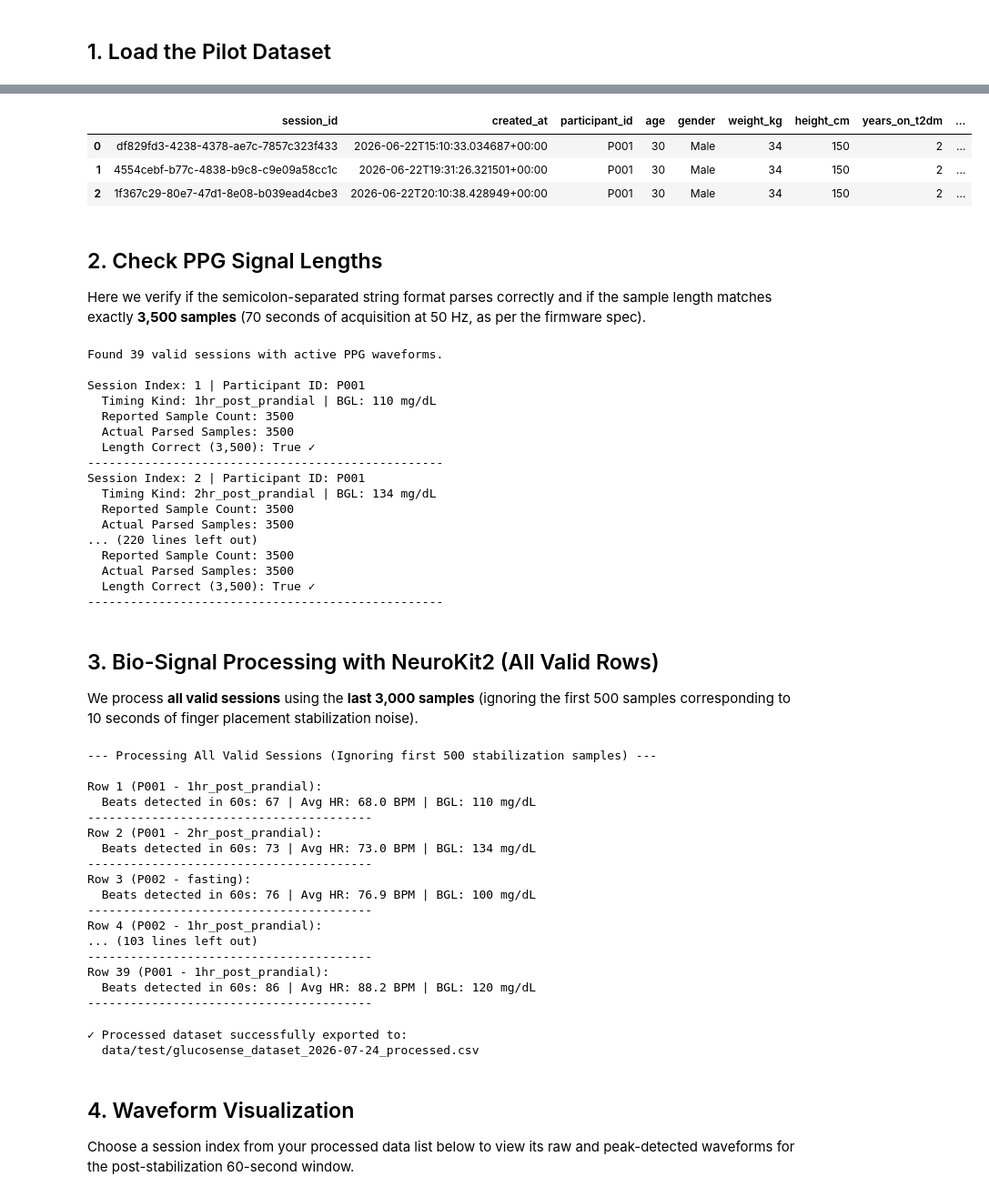
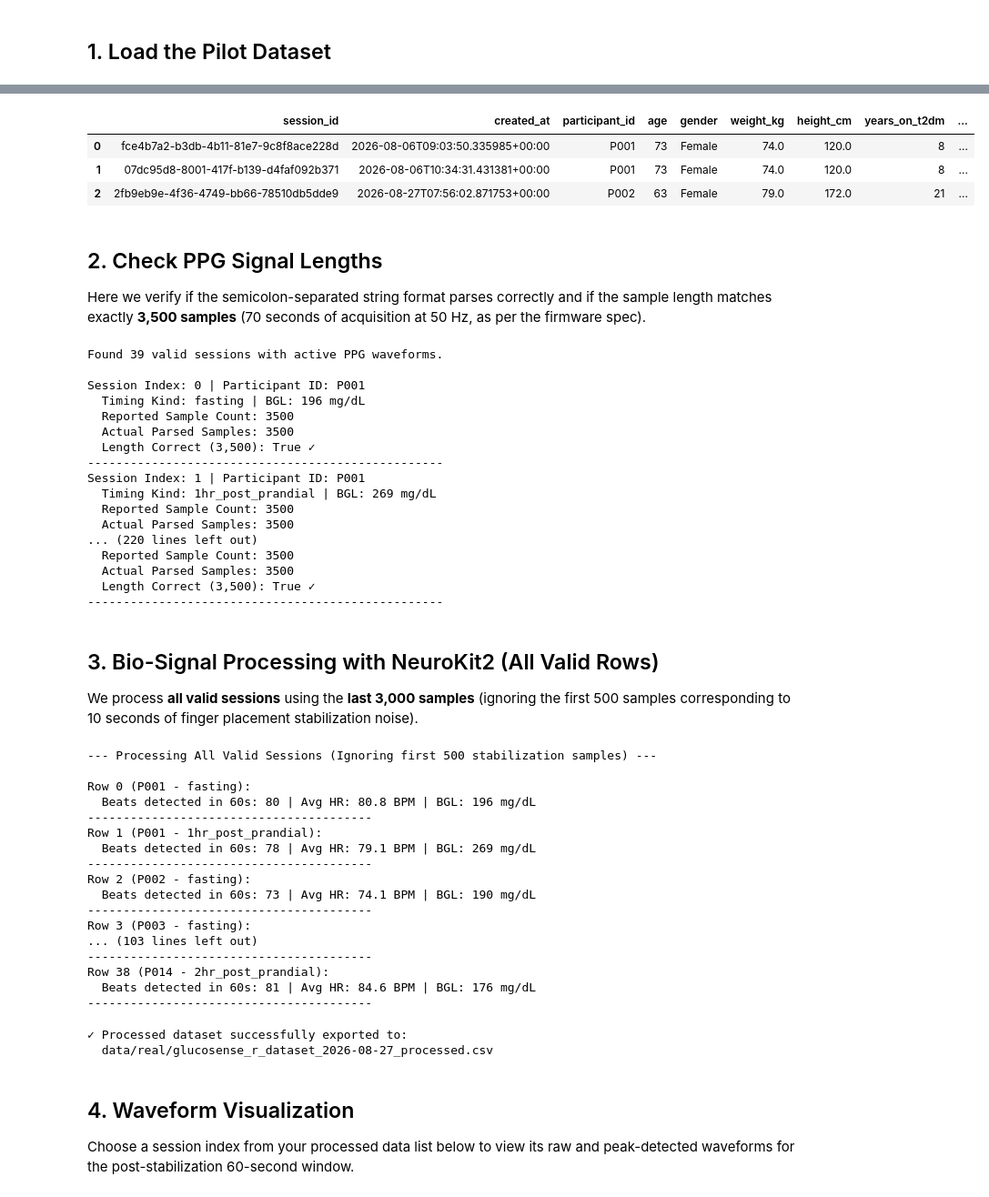
Before and after one commit to BOVAGE/glucosense, a Jupyter notebook: pilot_data_test.ipynb, the cells around one changed output, grey strips where cells are left out. Shown at 91% size. Saved outputs shown, nothing was run; the diff lists cells and outputs as text; code cells hidden in the pictures.

```diff
--- a/pilot_data_test.ipynb
+++ b/pilot_data_test.ipynb
@@ -14,7 +14,7 @@ Libraries successfully imported!
 # %% [markdown]
 ## 1. Load the Pilot Dataset
 # %%
-csv_path = "data/test/glucosense_dataset_2026-08-06.csv"
+csv_path = "data/real/glucosense_r_dataset_2026-08-27.csv"
 if os.path.exists(csv_path):
     df = pd.read_csv(csv_path)
     print(f"Successfully loaded {csv_path}")
@@ -28,7 +28,7 @@ Dataset shape: (40, 13) (Rows, Columns)
 |  | session_id | created_at | participant_id | age | gender | weight_kg | height_cm | years_on_t2dm | ... |
-| 0 | df829fd3-4238-4378-ae7c-7857c323f433 | 2026-06-22T15:10:33.034687+00:00 | P001 | 30 | Male | 34 | 150 | 2 | ... |
-| 1 | 4554cebf-b77c-4838-b9c8-c9e09a58cc1c | 2026-06-22T19:31:26.321501+00:00 | P001 | 30 | Male | 34 | 150 | 2 | ... |
-| 2 | 1f367c29-80e7-47d1-8e08-b039ead4cbe3 | 2026-06-22T20:10:38.428949+00:00 | P001 | 30 | Male | 34 | 150 | 2 | ... |
+| 0 | fce4b7a2-b3db-4b11-81e7-9c8f8ace228d | 2026-08-06T09:03:50.335985+00:00 | P001 | 73 | Female | 74.0 | 120.0 | 8 | ... |
+| 1 | 07dc95d8-8001-417f-b139-d4faf092b371 | 2026-08-06T10:34:31.431381+00:00 | P001 | 73 | Female | 74.0 | 120.0 | 8 | ... |
+| 2 | 2fb9eb9e-4f36-4749-bb66-78510db5dde9 | 2026-08-27T07:56:02.871753+00:00 | P002 | 63 | Female | 79.0 | 172.0 | 21 | ... |
 # %% [markdown]
 ## 2. Check PPG Signal Lengths
 Here we verify if the semicolon-separated string format parses correctly and if the sample length matches exactly **3,500 samples** (70 seconds of acquisition at 50 Hz, as per the firmware spec).
@@ -59,14 +59,14 @@ for idx, row, samples in valid_rows:
 # %% [output]
 Found 39 valid sessions with active PPG waveforms.
 
-Session Index: 1 | Participant ID: P001
-  Timing Kind: 1hr_post_prandial | BGL: 110 mg/dL
+Session Index: 0 | Participant ID: P001
+  Timing Kind: fasting | BGL: 196 mg/dL
   Reported Sample Count: 3500
   Actual Parsed Samples: 3500
   Length Correct (3,500): True ✓
 --------------------------------------------------
-Session Index: 2 | Participant ID: P001
-  Timing Kind: 2hr_post_prandial | BGL: 134 mg/dL
+Session Index: 1 | Participant ID: P001
+  Timing Kind: 1hr_post_prandial | BGL: 269 mg/dL
   Reported Sample Count: 3500
   Actual Parsed Samples: 3500
 ... (220 lines left out)
@@ -122,20 +122,20 @@ for idx, row, ppg_signal in valid_rows:
 # %% [output]
 --- Processing All Valid Sessions (Ignoring first 500 stabilization samples) ---
 
+Row 0 (P001 - fasting):
+  Beats detected in 60s: 80 | Avg HR: 80.8 BPM | BGL: 196 mg/dL
+----------------------------------------
 Row 1 (P001 - 1hr_post_prandial):
-  Beats detected in 60s: 67 | Avg HR: 68.0 BPM | BGL: 110 mg/dL
+  Beats detected in 60s: 78 | Avg HR: 79.1 BPM | BGL: 269 mg/dL
 ----------------------------------------
-Row 2 (P001 - 2hr_post_prandial):
-  Beats detected in 60s: 73 | Avg HR: 73.0 BPM | BGL: 134 mg/dL
+Row 2 (P002 - fasting):
+  Beats detected in 60s: 73 | Avg HR: 74.1 BPM | BGL: 190 mg/dL
 ----------------------------------------
-Row 3 (P002 - fasting):
-  Beats detected in 60s: 76 | Avg HR: 76.9 BPM | BGL: 100 mg/dL
-----------------------------------------
-Row 4 (P002 - 1hr_post_prandial):
+Row 3 (P003 - fasting):
 ... (103 lines left out)
 ----------------------------------------
-Row 39 (P001 - 1hr_post_prandial):
-  Beats detected in 60s: 86 | Avg HR: 88.2 BPM | BGL: 120 mg/dL
+Row 38 (P014 - 2hr_post_prandial):
+  Beats detected in 60s: 81 | Avg HR: 84.6 BPM | BGL: 176 mg/dL
 ----------------------------------------
 # %%
 # New cell code to export the processed pilot database as a reference CSV
@@ -183,7 +183,7 @@ else:
     print("Error: No processed data available. Make sure to run the processing cell first.")
 # %% [output]
 ✓ Processed dataset successfully exported to:
-  data/test/glucosense_dataset_2026-07-24_processed.csv
+  data/real/glucosense_r_dataset_2026-08-27_processed.csv
 # %% [markdown]
 ## 4. Waveform Visualization
 Choose a session index from your processed data list below to view its raw and peak-detected waveforms for the post-stabilization 60-second window.
```
Also changed, not shown: parts of 2 cells of this notebook, 11 other files.
